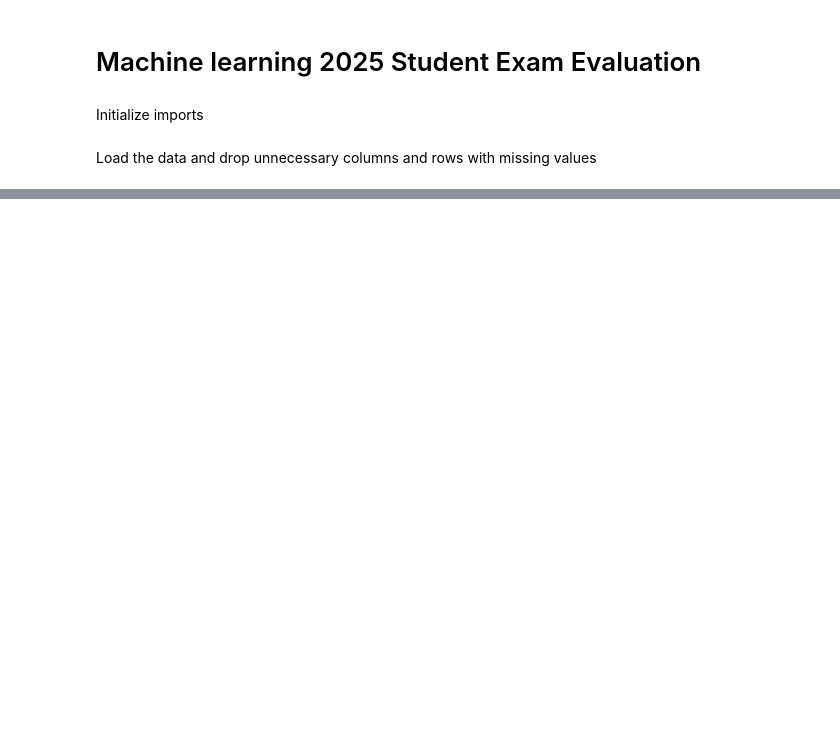
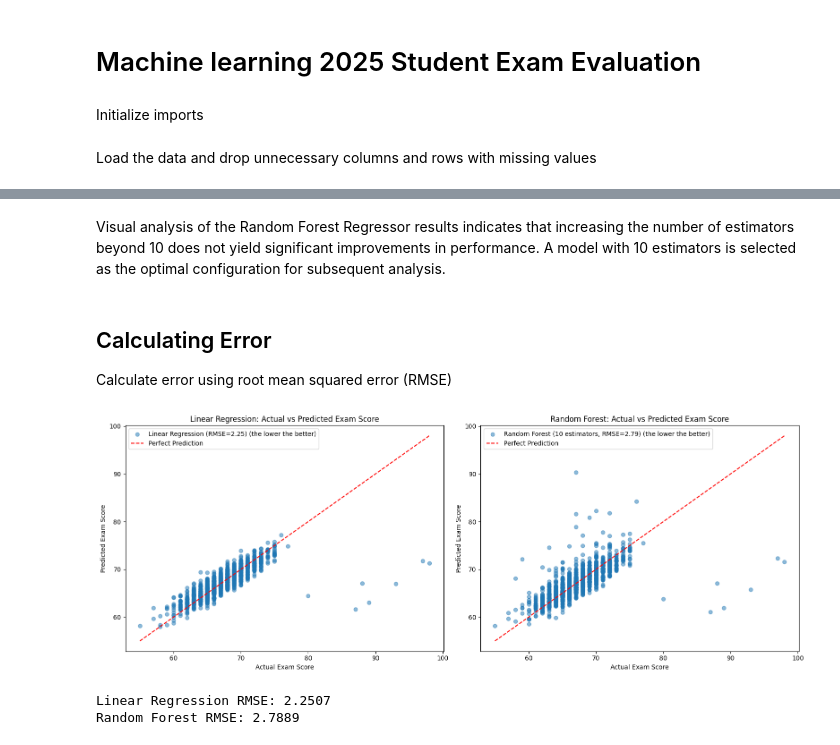
Before and after one commit to lauri-lyytikainen/ml_2025, a Jupyter notebook: main.ipynb, the cells around one changed output, grey strips where cells are left out. Cells and saved outputs as stored; diff of their text form; code cells hidden in the pictures; blank space fills up the shorter version.

```diff
--- a/main.ipynb
+++ b/main.ipynb
@@ -53,0 +100,38 @@ plt.show()
+# %% [markdown]
+Visual analysis of the Random Forest Regressor results indicates that increasing the number of estimators beyond 10 does not yield significant improvements in performance. A model with 10 estimators is selected as the optimal configuration for subsequent analysis.
+# %% [markdown]
+## Calculating Error
+
+Calculate error using root mean squared error (RMSE)
+# %%
+fig, axes = plt.subplots(1, 2, figsize=(16, 6))
+rf = RandomForestRegressor(n_estimators=10, random_state=42)
+rf.fit(X_train, y_train)
+rf_y_pred = rf.predict(X_test)
+
+linear_rmse = np.sqrt(mean_squared_error(y_test, linear_y_pred))
+rf_rmse = np.sqrt(mean_squared_error(y_test, rf_y_pred))
+
+axes[0].scatter(y_test, linear_y_pred, alpha=0.5, label=f'Linear Regression (RMSE={linear_rmse:.2f}) (the lower the better)')
+axes[0].plot([y_test.min(), y_test.max()], [y_test.min(), y_test.max()], 'r--', label='Perfect Prediction')
+axes[0].set_xlabel('Actual Exam Score')
+axes[0].set_ylabel('Predicted Exam Score')
+axes[0].set_title('Linear Regression: Actual vs Predicted Exam Score')
+axes[0].legend()
+
+axes[1].scatter(y_test, rf_y_pred, alpha=0.5, label=f'Random Forest (10 estimators, RMSE={rf_rmse:.2f}) (the lower the better)')
+axes[1].plot([y_test.min(), y_test.max()], [y_test.min(), y_test.max()], 'r--', label='Perfect Prediction')
+axes[1].set_xlabel('Actual Exam Score')
+axes[1].set_ylabel('Predicted Exam Score')
+axes[1].set_title('Random Forest: Actual vs Predicted Exam Score')
+axes[1].legend()
+
+plt.tight_layout()
+plt.show()
+
+print(f"Linear Regression RMSE: {linear_rmse:.4f}")
+print(f"Random Forest RMSE: {rf_rmse:.4f}")
+# %% [output]
+[figure, added]
+Linear Regression RMSE: 2.2507
+Random Forest RMSE: 2.7889
```
Also changed, not shown: parts of 9 cells of this notebook.
